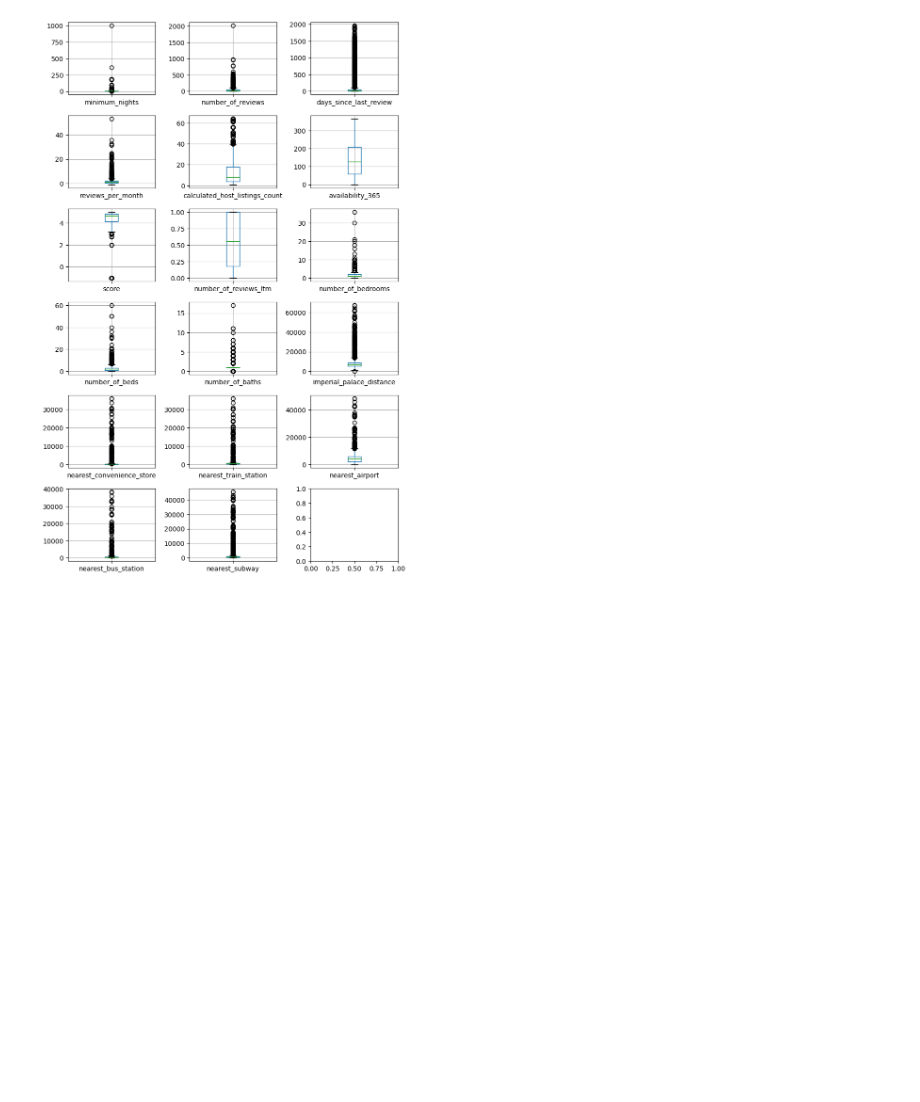
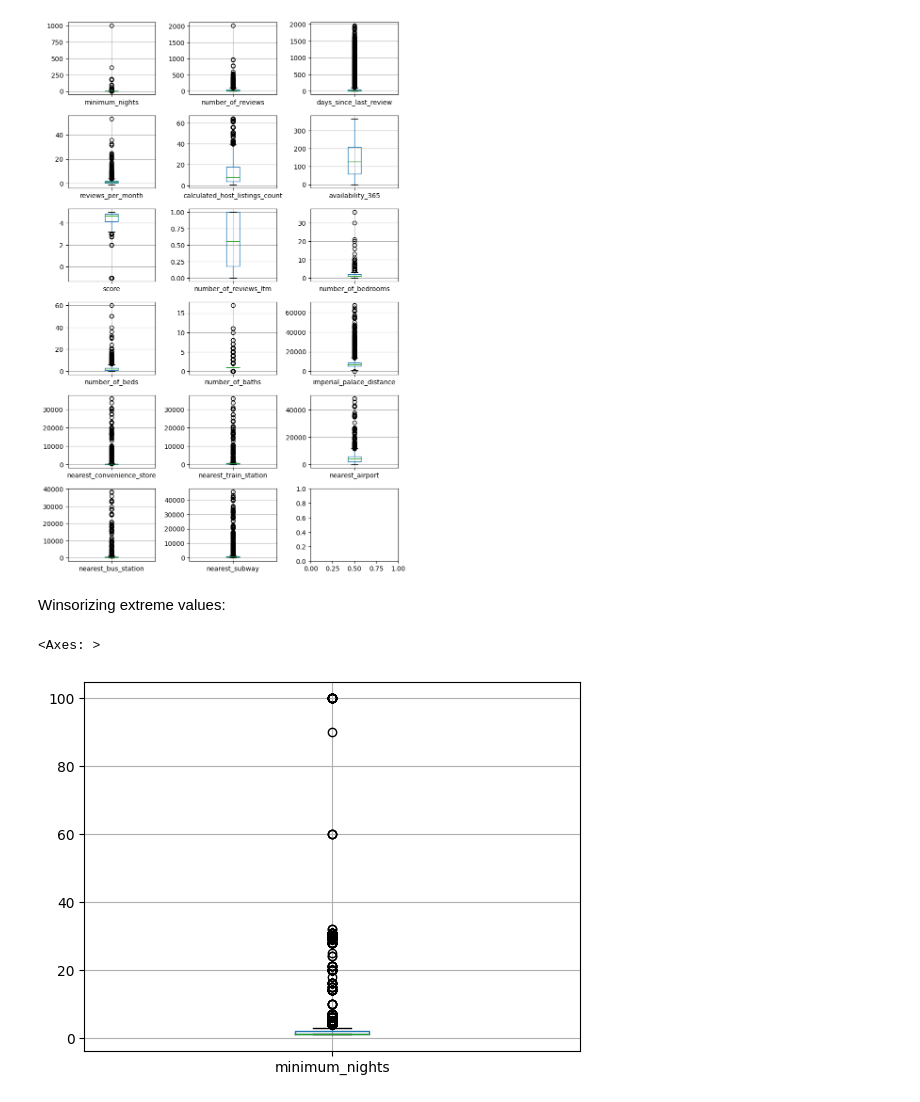
Before and after one commit to jeremysb1/xgboost, a Jupyter notebook: xgboost_model.ipynb, the cells around one changed output. Saved outputs shown, nothing was run; the diff lists cells and outputs as text; code cells hidden in the pictures; blank space fills up the shorter version.

```diff
--- a/xgboost_model.ipynb
+++ b/xgboost_model.ipynb
@@ -293,3 +293,17 @@ fig.tight_layout()
 plt.show()
 # %% [output]
 [figure]
+# %% [markdown]
+Winsorizing extreme values:
+# %%
+from scipy.stats.mstats import winsorize
+
+lower_cut_percentile = 0.00
+upper_cut_percentile = 0.001
+
+X['minimum_nights'] = winsorize(X['minimum_nights'].values, limits=(lower_cut_percentile, upper_cut_percentile))
+
+X[['minimum_nights']].boxplot()
+# %% [output]
+<Axes: >
+[figure, added]
```
Also changed, not shown: parts of 7 cells of this notebook.
